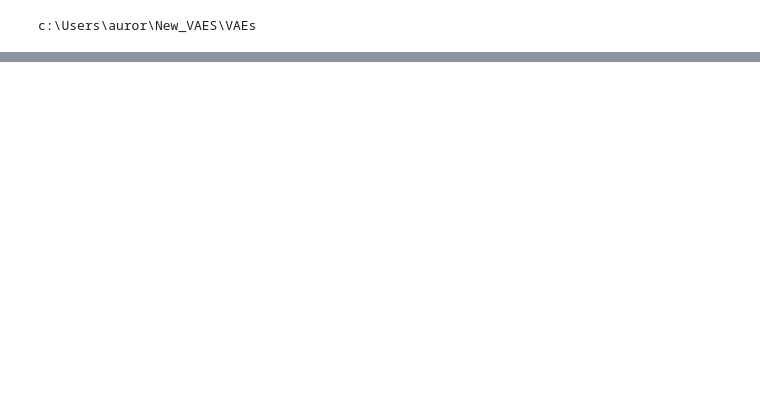
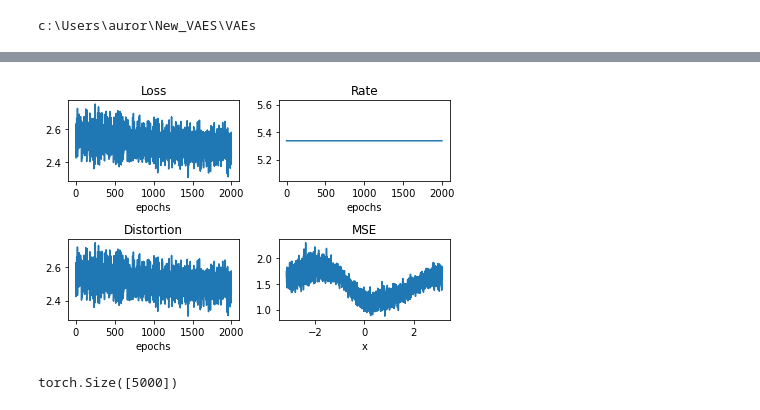
Before and after one commit to simonebmalerba/neural_VAE, a Jupyter notebook: ISING prior/Periodic_BC_Ising.ipynb, the cells around one changed output, grey strips where cells are left out. Drawn from its saved outputs; the diff is of its cells as text; code cells hidden in the pictures; blank space fills up the shorter version.

```diff
--- a/ISING prior/Periodic_BC_Ising.ipynb
+++ b/ISING prior/Periodic_BC_Ising.ipynb
@@ -79,0 +83,25 @@ modified_bessel = ModifiedBessel.apply
+# %%
+q = rate_ising(N)
+rate = q(enc_circ,x_fine)
+dist = distortion_circular(x_fine,enc_circ,dec)
+# %%
+q.J.register_hook(lambda grad: grad.fill_diagonal_(0))
+params = itertools.chain(dec.parameters())
+lr = 1e-2
+opt = torch.optim.Adam(params,lr)
+lossVec = []
+rateVec = []
+distVec = []
+for epoch in range(200):
+    for x_ in x_data:
+        #rate = q(enc_circ,x_)
+        dist = distortion_circular(x_,enc_circ,dec)
+        loss = dist # + rate
+        print(enc_circ.log_ks)
+        opt.zero_grad()
+        loss.backward()
+        opt.step()
+
+        lossVec.append(loss.item())
+        rateVec.append(rate.item())
+        distVec.append(dist.item())
@@ -79,0 +134,30 @@ modified_bessel = ModifiedBessel.apply
+# %%
+r = enc_circ.sample(x_sorted,50)
+x_dec = dec.sample(r,50)
+mseVec = 2 - 2*torch.cos((x_dec - x_sorted[None,:])).mean(dim=(0,2))
+
+fig, axs = plt.subplots(2, 2)
+axs[0, 0].plot(lossVec)
+axs[0, 0].set_title('Loss')
+axs[0, 0].set_xlabel('epochs')
+axs[0, 1].plot(rateVec)
+axs[0, 1].set_title('Rate')
+axs[0, 1].set_xlabel('epochs')
+axs[1, 0].plot(distVec)
+axs[1, 0].set_title('Distortion')
+axs[1, 0].set_xlabel('epochs')
+axs[1, 1].plot(x_sorted,mseVec)
+axs[1, 1].set_title('MSE')
+axs[1, 1].set_xlabel('x')
+fig.tight_layout()
+# %% [output]
+[figure, added]
+# %%
+x_dec.shape
+x_sorted.shape
+a = 2 - 2*torch.cos((x_dec - x_sorted[None,:])).mean(dim=(0,2))
+b = 2 - 2*torch.cos((x_dec - x_sorted[None,:]).mean(dim=(0,2)))
+a.shape
+b.shape
+# %% [output]
+torch.Size([5000])
```
Also changed, not shown: parts of 25 cells of this notebook, 3 other files.
